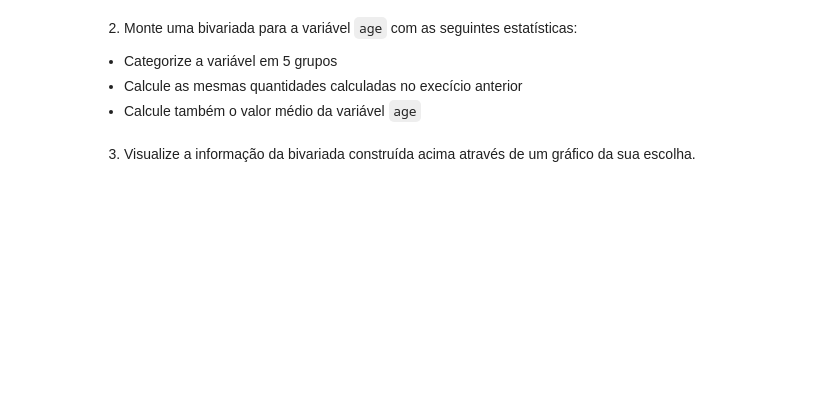
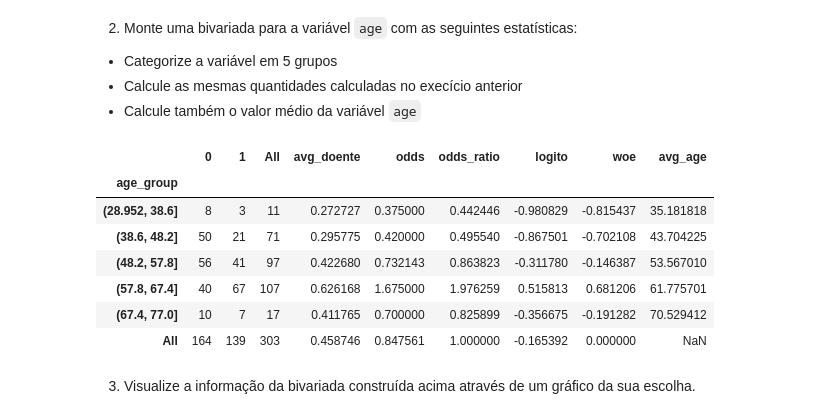
Before and after one commit to PedroHang/Logistic-Regression-I-Exercise-I, a Jupyter notebook: log_reg_1.ipynb, the cells around one changed output. Cells and saved outputs as stored; diff of their text form; code cells hidden in the pictures; blank space fills up the shorter version.

```diff
--- a/log_reg_1.ipynb
+++ b/log_reg_1.ipynb
@@ -98,2 +104,25 @@ tab
+# %%
+tab2 = pd.crosstab(df['age_group'], df['flag_doente'], margins= True)
+tab2['avg_doente'] = tab2[1] / (tab2[0] + tab2[1])
+tab2['odds'] = tab2[1] /tab2[0]
+tab2['odds_ratio'] = tab2['odds']/tab2.loc['All','odds']
+tab2['logito'] = np.log(tab2['odds'])
+tab2['woe'] = np.log(tab2['odds_ratio'])
+
+mean_ages = df.groupby('age_group')['age'].mean()
+
+# Add the mean age to the crosstab table
+tab2 = tab2.join(mean_ages.rename('avg_age'))
+
+tab2
+# %% [output]
+|  | 0 | 1 | All | avg_doente | odds | odds_ratio | logito | woe | avg_age |
+| age_group |  |  |  |  |  |  |  |  |  |
+| (28.952, 38.6] | 8 | 3 | 11 | 0.272727 | 0.375000 | 0.442446 | -0.980829 | -0.815437 | 35.181818 |
+| (38.6, 48.2] | 50 | 21 | 71 | 0.295775 | 0.420000 | 0.495540 | -0.867501 | -0.702108 | 43.704225 |
+| (48.2, 57.8] | 56 | 41 | 97 | 0.422680 | 0.732143 | 0.863823 | -0.311780 | -0.146387 | 53.567010 |
+| (57.8, 67.4] | 40 | 67 | 107 | 0.626168 | 1.675000 | 1.976259 | 0.515813 | 0.681206 | 61.775701 |
+| (67.4, 77.0] | 10 | 7 | 17 | 0.411765 | 0.700000 | 0.825899 | -0.356675 | -0.191282 | 70.529412 |
+| All | 164 | 139 | 303 | 0.458746 | 0.847561 | 1.000000 | -0.165392 | 0.000000 | NaN |
 # %% [markdown]
 3. Visualize a informação da bivariada construída acima através de um gráfico da sua escolha.
```
Also changed, not shown: parts of 3 cells of this notebook.
